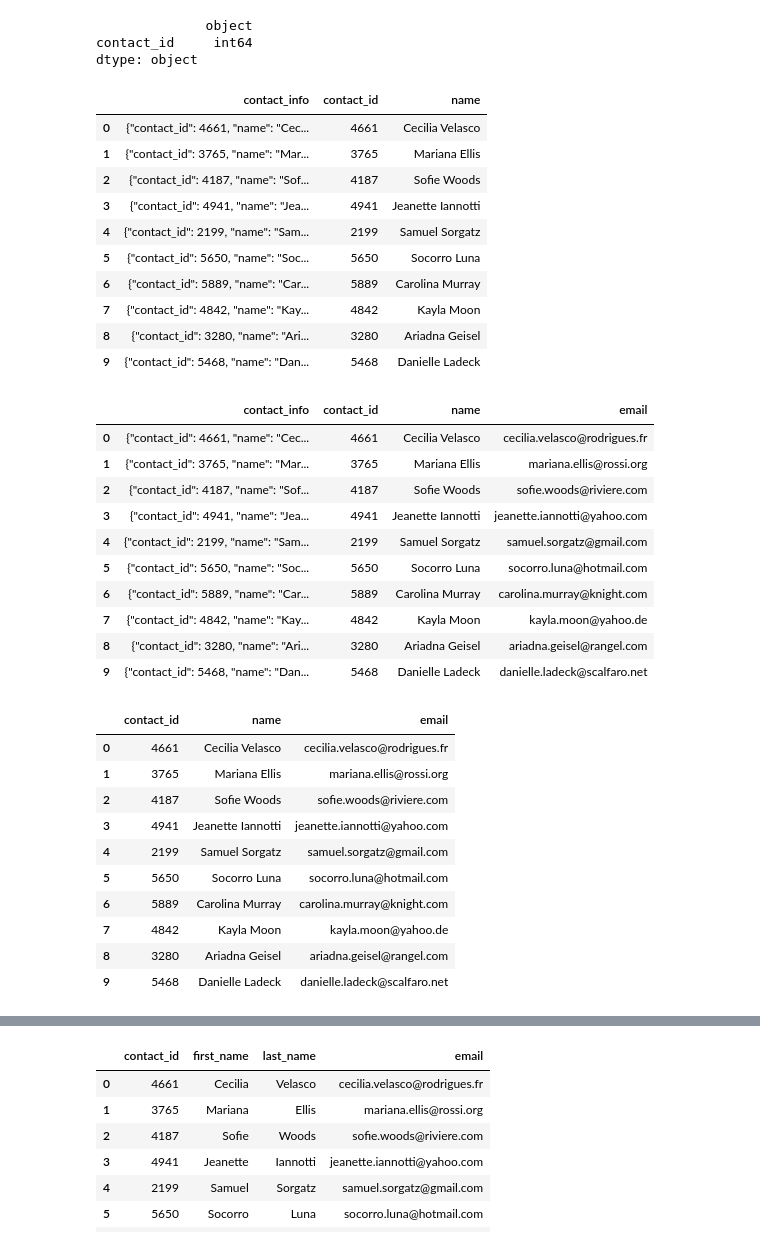
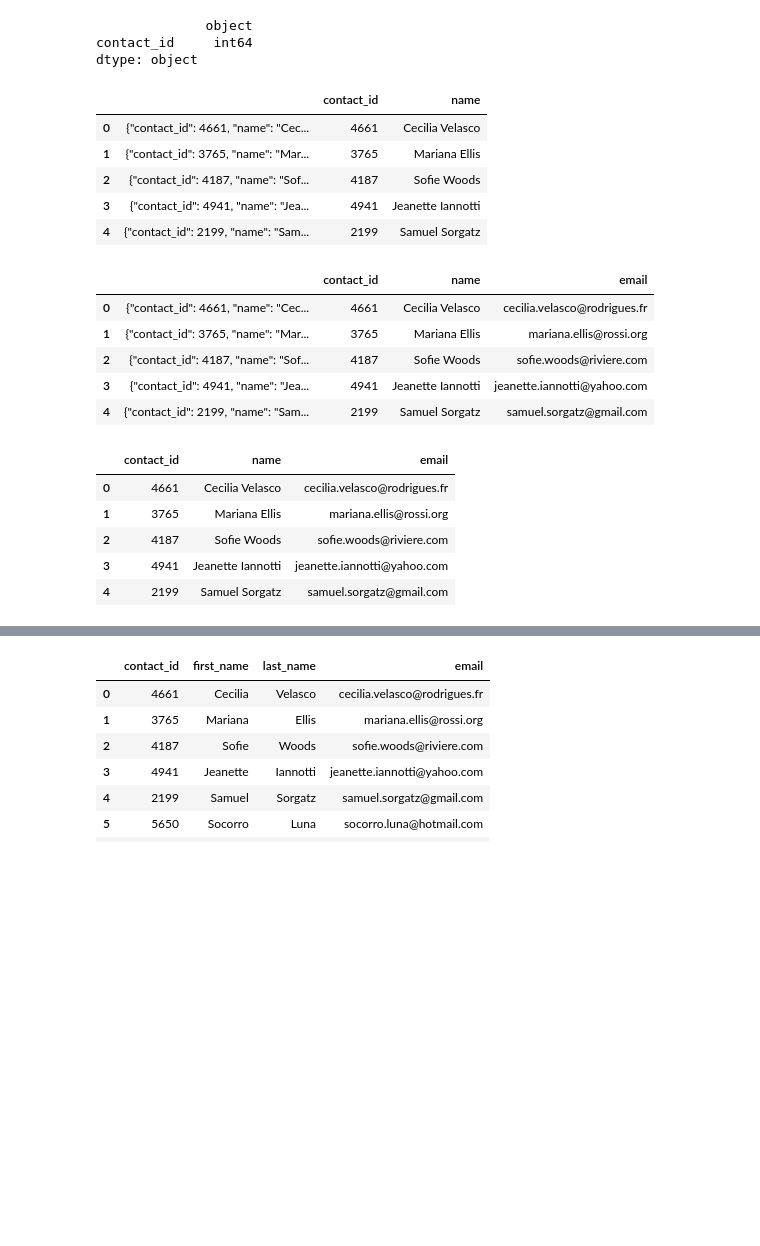
Before and after one commit to Xthe23/Crowdfunding_ETL, a Jupyter notebook: ETL_Mini_Project_MKravitz_CLillge.ipynb, the cells around one changed output, grey strips where cells are left out. Drawn from its saved outputs; the diff is of its cells as text; code cells hidden in the pictures; blank space fills up the shorter version.

Commit message:
Partial completion of contacts dataframe regex portion

```diff
--- a/ETL_Mini_Project_MKravitz_CLillge.ipynb
+++ b/ETL_Mini_Project_MKravitz_CLillge.ipynb
@@ -491,34 +491,35 @@ contact_id     int64
 dtype: object
 # %%
 # Extract the name of the contact and add it to a new column.
+contact_info_df_copy['name'] = contact_info_df_copy.iloc[:, 0].str.extract(r'"name":\s*"([^"]+)"')
+
+contact_info_df_copy.head()
 # %% [output]
-|  | contact_info | contact_id | name |
+|  |  | contact_id | name |
 | 0 | {"contact_id": 4661, "name": "Cec... | 4661 | Cecilia Velasco |
 | 1 | {"contact_id": 3765, "name": "Mar... | 3765 | Mariana Ellis |
 | 2 | {"contact_id": 4187, "name": "Sof... | 4187 | Sofie Woods |
 | 3 | {"contact_id": 4941, "name": "Jea... | 4941 | Jeanette Iannotti |
 | 4 | {"contact_id": 2199, "name": "Sam... | 2199 | Samuel Sorgatz |
-| 5 | {"contact_id": 5650, "name": "Soc... | 5650 | Socorro Luna |
-| 6 | {"contact_id": 5889, "name": "Car... | 5889 | Carolina Murray |
-| 7 | {"contact_id": 4842, "name": "Kay... | 4842 | Kayla Moon |
-| 8 | {"contact_id": 3280, "name": "Ari... | 3280 | Ariadna Geisel |
-| 9 | {"contact_id": 5468, "name": "Dan... | 5468 | Danielle Ladeck |
 # %%
 # Extract the email from the contacts and add the values to a new column.
+contact_info_df_copy['email'] = contact_info_df_copy.iloc[:, 0].str.extract(r'"email":\s*"([^"]+)"')
+
+
+
+contact_info_df_copy.head()
 # %% [output]
-|  | contact_info | contact_id | name | email |
+|  |  | contact_id | name | email |
 | 0 | {"contact_id": 4661, "name": "Cec... | 4661 | Cecilia Velasco | cecilia.velasco@rodrigues.fr |
 | 1 | {"contact_id": 3765, "name": "Mar... | 3765 | Mariana Ellis | mariana.ellis@rossi.org |
 | 2 | {"contact_id": 4187, "name": "Sof... | 4187 | Sofie Woods | sofie.woods@riviere.com |
 | 3 | {"contact_id": 4941, "name": "Jea... | 4941 | Jeanette Iannotti | jeanette.iannotti@yahoo.com |
 | 4 | {"contact_id": 2199, "name": "Sam... | 2199 | Samuel Sorgatz | samuel.sorgatz@gmail.com |
-| 5 | {"contact_id": 5650, "name": "Soc... | 5650 | Socorro Luna | socorro.luna@hotmail.com |
-| 6 | {"contact_id": 5889, "name": "Car... | 5889 | Carolina Murray | carolina.murray@knight.com |
-| 7 | {"contact_id": 4842, "name": "Kay... | 4842 | Kayla Moon | kayla.moon@yahoo.de |
-| 8 | {"contact_id": 3280, "name": "Ari... | 3280 | Ariadna Geisel | ariadna.geisel@rangel.com |
-| 9 | {"contact_id": 5468, "name": "Dan... | 5468 | Danielle Ladeck | danielle.ladeck@scalfaro.net |
 # %%
 # Create a copy of the contact_info_df with the 'contact_id', 'name', 'email' columns.
+contact_info_df_copy = contact_info_df_copy[['contact_id', 'name', 'email']]
+
+contact_info_df_copy.head()
 # %% [output]
 |  | contact_id | name | email |
 | 0 | 4661 | Cecilia Velasco | cecilia.velasco@rodrigues.fr |
@@ -526,10 +527,5 @@ dtype: object
 | 2 | 4187 | Sofie Woods | sofie.woods@riviere.com |
 | 3 | 4941 | Jeanette Iannotti | jeanette.iannotti@yahoo.com |
 | 4 | 2199 | Samuel Sorgatz | samuel.sorgatz@gmail.com |
-| 5 | 5650 | Socorro Luna | socorro.luna@hotmail.com |
-| 6 | 5889 | Carolina Murray | carolina.murray@knight.com |
-| 7 | 4842 | Kayla Moon | kayla.moon@yahoo.de |
-| 8 | 3280 | Ariadna Geisel | ariadna.geisel@rangel.com |
-| 9 | 5468 | Danielle Ladeck | danielle.ladeck@scalfaro.net |
 # %%
 # Create a "first"name" and "last_name" column with the first and last names from the "name" column.
```
Also changed, not shown: parts of 1 cell of this notebook.
